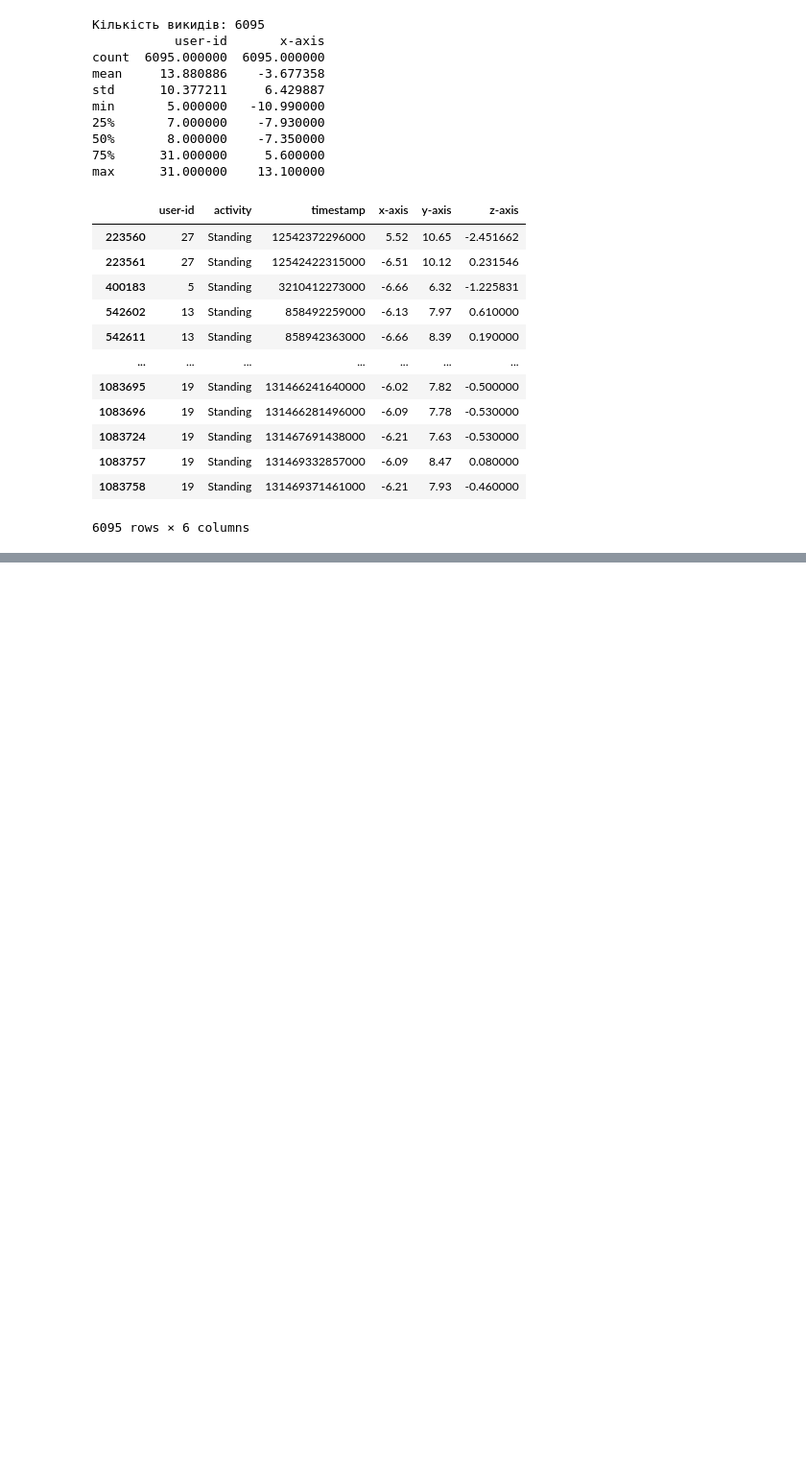
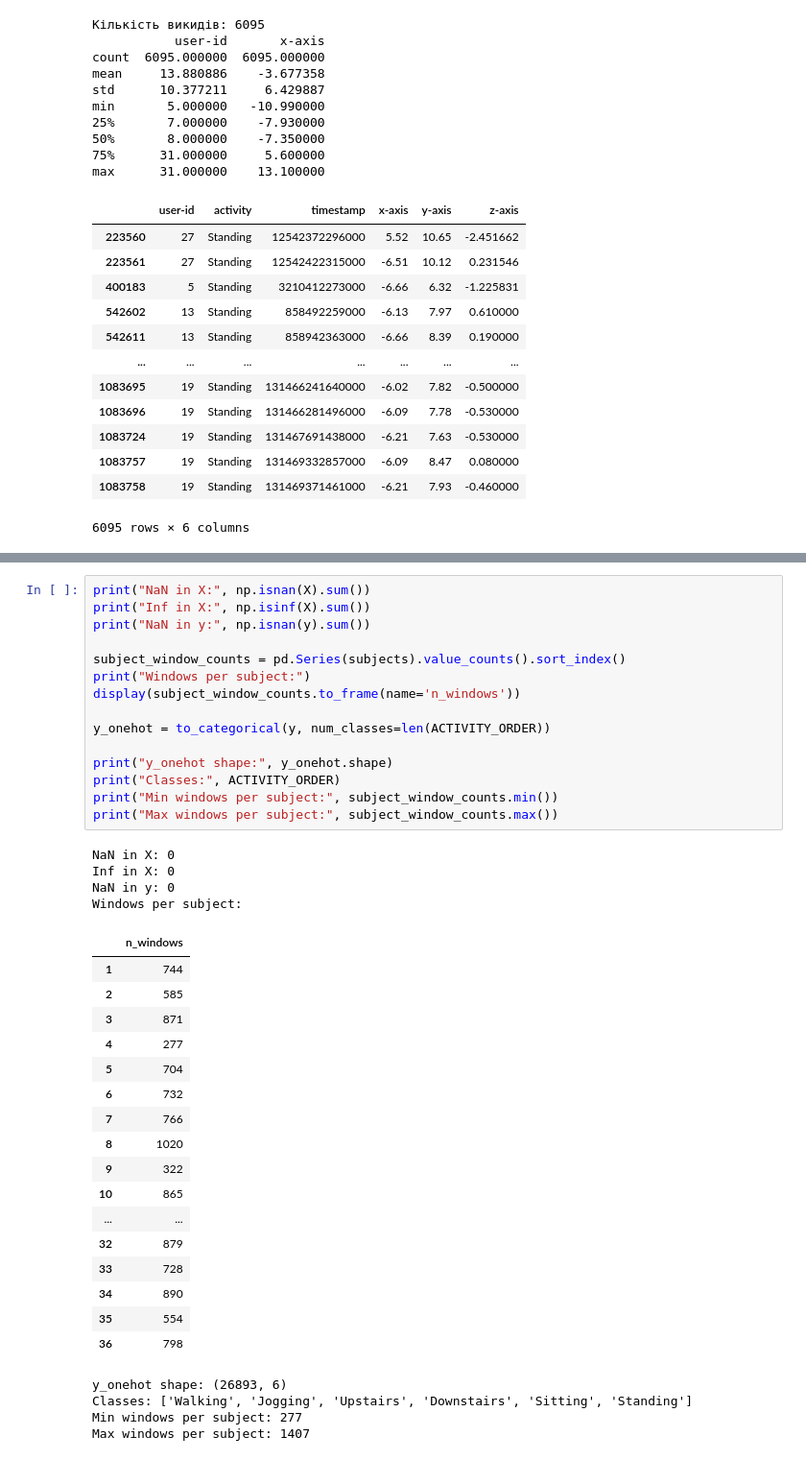
Before and after one commit to loo00r/esp32_cl_har, a Jupyter notebook: notebooks/CNN_training.ipynb, the cells around one changed output, grey strips where cells are left out. Shown at 96% size. Drawn from its saved outputs; the diff is of its cells as text; blank space fills up the shorter version.

Commit message:
feat: preprocessing steps and working on windowing func

```diff
--- a/notebooks/CNN_training.ipynb
+++ b/notebooks/CNN_training.ipynb
@@ -171,0 +338,41 @@ max      31.000000    13.100000
+# %%
+print("NaN in X:", np.isnan(X).sum())
+print("Inf in X:", np.isinf(X).sum())
+print("NaN in y:", np.isnan(y).sum())
+
+subject_window_counts = pd.Series(subjects).value_counts().sort_index()
+print("Windows per subject:")
+display(subject_window_counts.to_frame(name='n_windows'))
+
+y_onehot = to_categorical(y, num_classes=len(ACTIVITY_ORDER))
+
+print("y_onehot shape:", y_onehot.shape)
+print("Classes:", ACTIVITY_ORDER)
+print("Min windows per subject:", subject_window_counts.min())
+print("Max windows per subject:", subject_window_counts.max())
+# %% [output]
+NaN in X: 0
+Inf in X: 0
+NaN in y: 0
+Windows per subject:
+|  | n_windows |
+| 1 | 744 |
+| 2 | 585 |
+| 3 | 871 |
+| 4 | 277 |
+| 5 | 704 |
+| 6 | 732 |
+| 7 | 766 |
+| 8 | 1020 |
+| 9 | 322 |
+| 10 | 865 |
+| ... | ... |
+| 32 | 879 |
+| 33 | 728 |
+| 34 | 890 |
+| 35 | 554 |
+| 36 | 798 |
+y_onehot shape: (26893, 6)
+Classes: ['Walking', 'Jogging', 'Upstairs', 'Downstairs', 'Sitting', 'Standing']
+Min windows per subject: 277
+Max windows per subject: 1407
```
Also changed, not shown: parts of 6 cells of this notebook, 1 other file.
